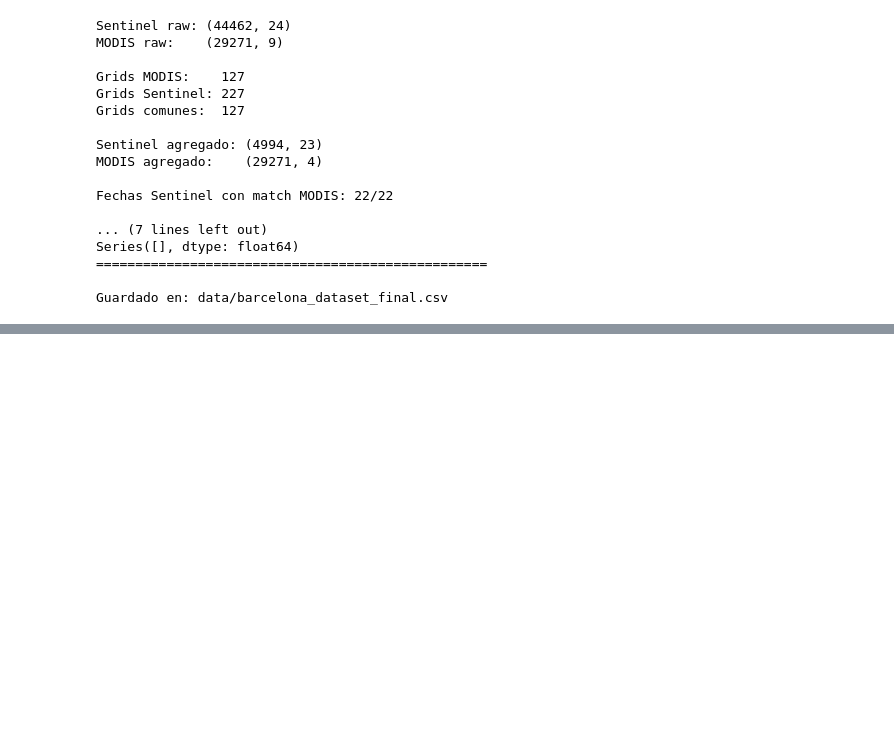
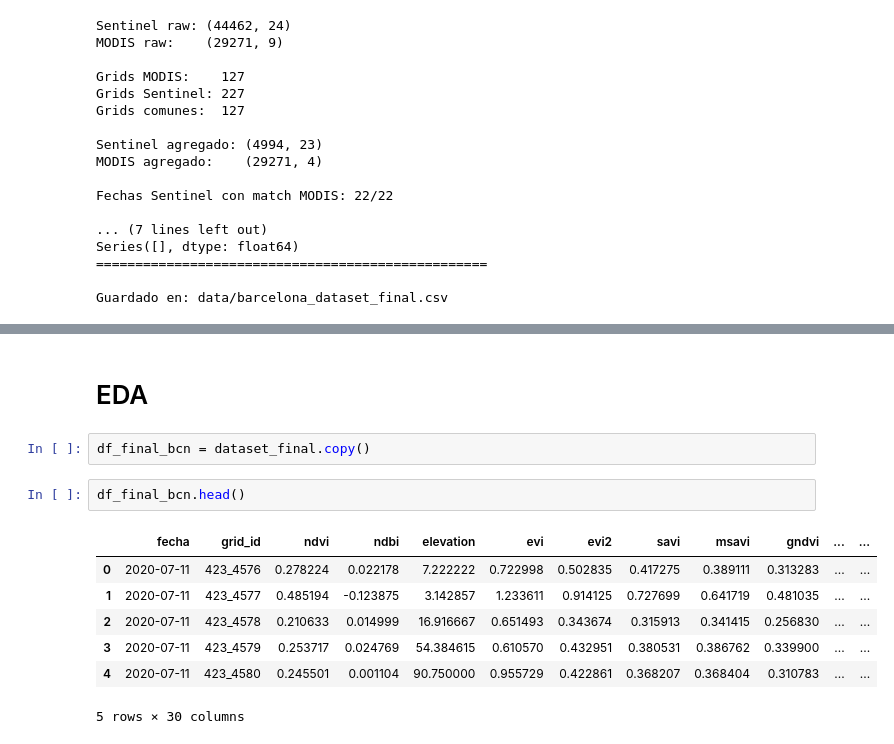
Before and after one commit to ekbalam11/ABC-final-project, a Jupyter notebook: src/index.ipynb, the cells around one changed output, grey strips where cells are left out. Drawn from its saved outputs; the diff is of its cells as text; blank space fills up the shorter version.

```diff
--- a/src/index.ipynb
+++ b/src/index.ipynb
@@ -251,0 +205,14 @@ plt.show()
+# %% [markdown]
+# EDA
+# %%
+df_final_bcn = dataset_final.copy()
+# %%
+df_final_bcn.head()
+# %% [output]
+|  | fecha | grid_id | ndvi | ndbi | elevation | evi | evi2 | savi | msavi | gndvi | ... | ... |
+| 0 | 2020-07-11 | 423_4576 | 0.278224 | 0.022178 | 7.222222 | 0.722998 | 0.502835 | 0.417275 | 0.389111 | 0.313283 | ... | ... |
+| 1 | 2020-07-11 | 423_4577 | 0.485194 | -0.123875 | 3.142857 | 1.233611 | 0.914125 | 0.727699 | 0.641719 | 0.481035 | ... | ... |
+| 2 | 2020-07-11 | 423_4578 | 0.210633 | 0.014999 | 16.916667 | 0.651493 | 0.343674 | 0.315913 | 0.341415 | 0.256830 | ... | ... |
+| 3 | 2020-07-11 | 423_4579 | 0.253717 | 0.024769 | 54.384615 | 0.610570 | 0.432951 | 0.380531 | 0.386762 | 0.339900 | ... | ... |
+| 4 | 2020-07-11 | 423_4580 | 0.245501 | 0.001104 | 90.750000 | 0.955729 | 0.422861 | 0.368207 | 0.368404 | 0.310783 | ... | ... |
+5 rows × 30 columns
```
Also changed, not shown: parts of 6 cells of this notebook, 2 other files.
